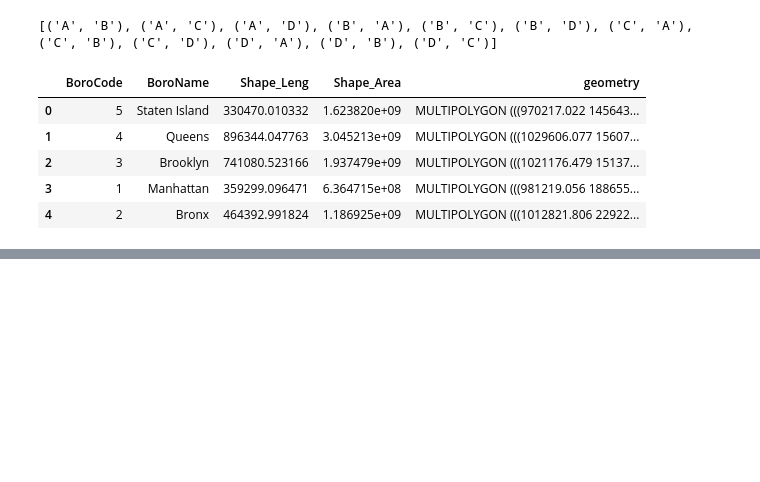
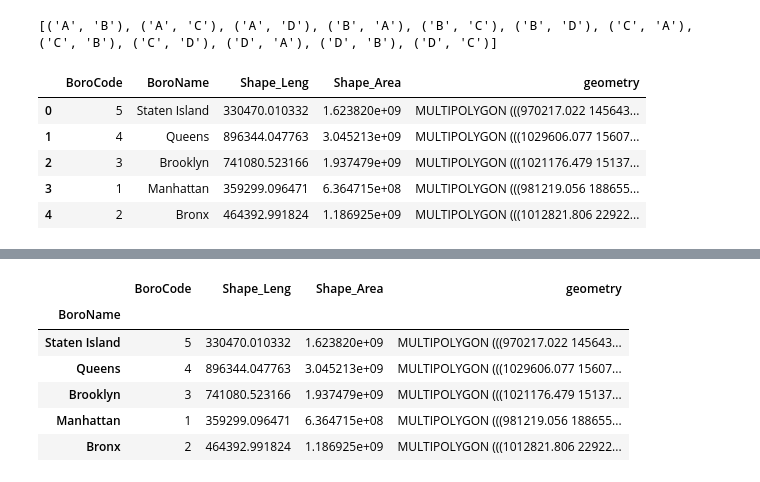
Before and after one commit to yeonghwanchoi/EDA, a Jupyter notebook: jeju_EDA/sale_trend_jeju.ipynb, the cells around one changed output, grey strips where cells are left out. Cells and saved outputs as stored; diff of their text form; code cells hidden in the pictures; blank space fills up the shorter version.

```diff
--- a/jeju_EDA/sale_trend_jeju.ipynb
+++ b/jeju_EDA/sale_trend_jeju.ipynb
@@ -307,3 +331,10 @@ df
 | 2 | 3 | Brooklyn | 741080.523166 | 1.937479e+09 | MULTIPOLYGON (((1021176.479 15137... |
 | 3 | 1 | Manhattan | 359299.096471 | 6.364715e+08 | MULTIPOLYGON (((981219.056 188655... |
 | 4 | 2 | Bronx | 464392.991824 | 1.186925e+09 | MULTIPOLYGON (((1012821.806 22922... |
+# %%
+import geopandas
+
+path_to_data = geopandas.datasets.get_path("nybb")
+gdf = geopandas.read_file(path_to_data)
+
+gdf
@@ -309,0 +348,12 @@ df
+# %%
+gdf = gdf.set_index("BoroName")
+# %%
+gdf
+# %% [output]
+|  | BoroCode | Shape_Leng | Shape_Area | geometry |
+| BoroName |  |  |  |  |
+| Staten Island | 5 | 330470.010332 | 1.623820e+09 | MULTIPOLYGON (((970217.022 145643... |
+| Queens | 4 | 896344.047763 | 3.045213e+09 | MULTIPOLYGON (((1029606.077 15607... |
+| Brooklyn | 3 | 741080.523166 | 1.937479e+09 | MULTIPOLYGON (((1021176.479 15137... |
+| Manhattan | 1 | 359299.096471 | 6.364715e+08 | MULTIPOLYGON (((981219.056 188655... |
+| Bronx | 2 | 464392.991824 | 1.186925e+09 | MULTIPOLYGON (((1012821.806 22922... |
```
Also changed, not shown: parts of 25 cells of this notebook.
